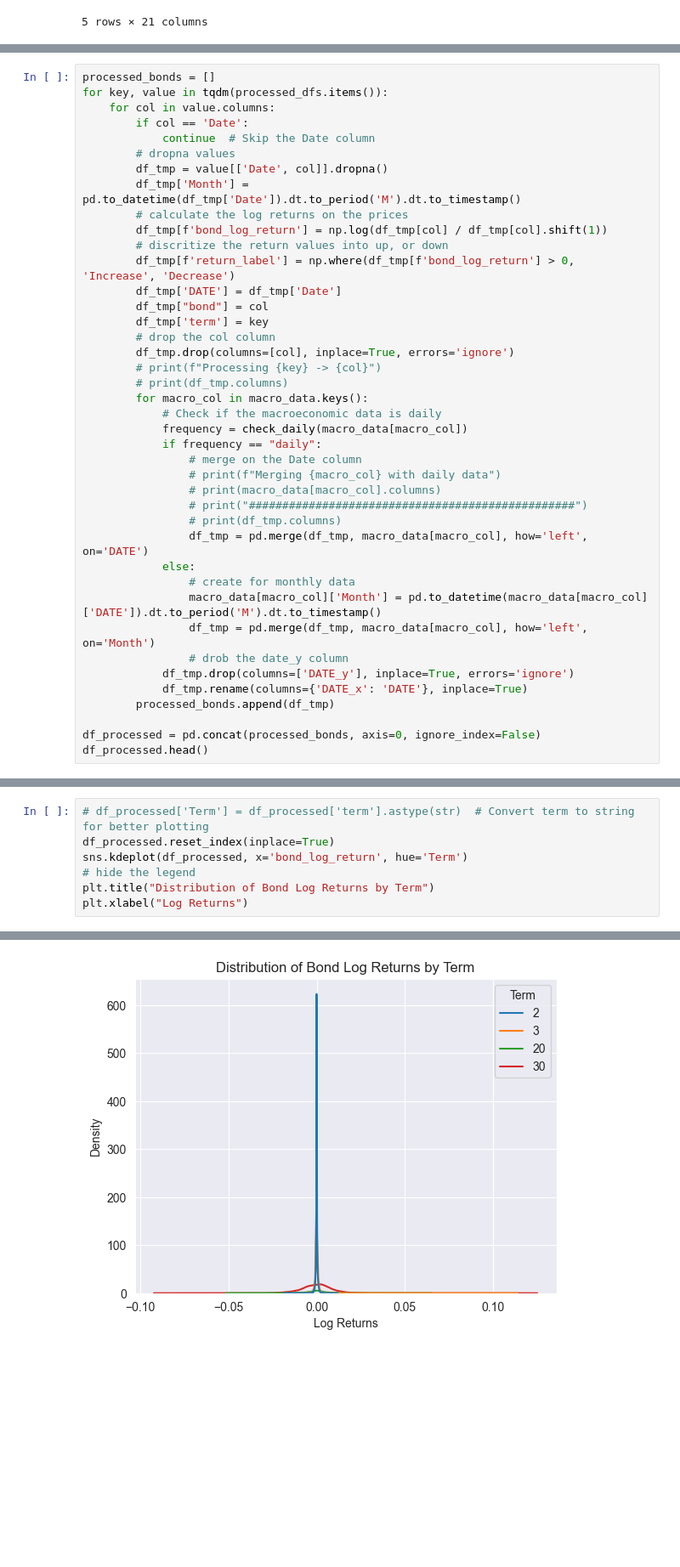
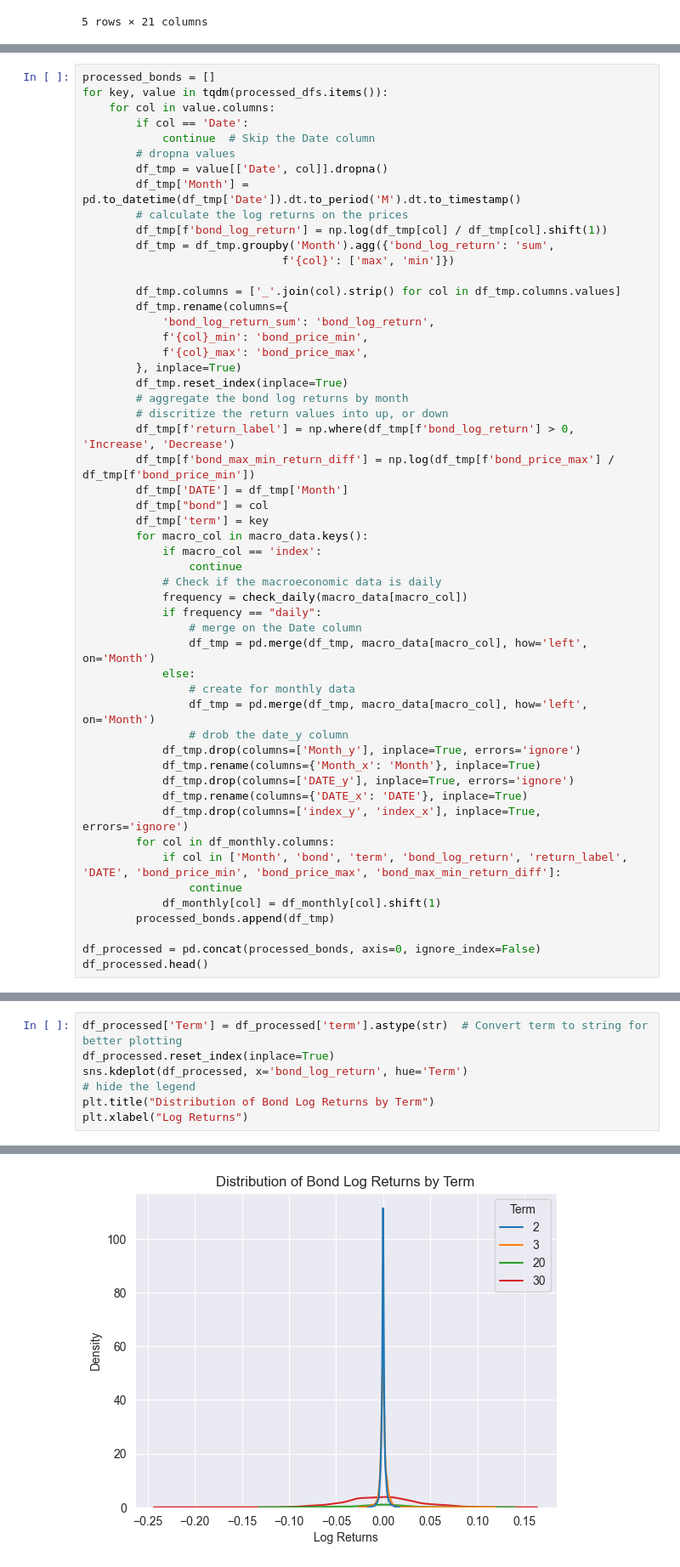
Before and after one commit to ttoe05/tt-investment-analysis, a Jupyter notebook: src/quant-modeling-bonds.ipynb, the cells around one changed output, grey strips where cells are left out. Shown: that part at 85% size. Cells and saved outputs as stored; diff of their text form; blank space fills up the shorter version.

Commit message:
Adding notebooks for producing the data for analysis and the analysis

```diff
--- a/src/quant-modeling-bonds.ipynb
+++ b/src/quant-modeling-bonds.ipynb
@@ -381,32 +414,44 @@ for key, value in tqdm(processed_dfs.items()):
         df_tmp['Month'] = pd.to_datetime(df_tmp['Date']).dt.to_period('M').dt.to_timestamp()
         # calculate the log returns on the prices
         df_tmp[f'bond_log_return'] = np.log(df_tmp[col] / df_tmp[col].shift(1))
+        df_tmp = df_tmp.groupby('Month').agg({'bond_log_return': 'sum',
+                              f'{col}': ['max', 'min']})
+
+        df_tmp.columns = ['_'.join(col).strip() for col in df_tmp.columns.values]
+        df_tmp.rename(columns={
+            'bond_log_return_sum': 'bond_log_return',
+            f'{col}_min': 'bond_price_min',
+            f'{col}_max': 'bond_price_max',
+        }, inplace=True)
+        df_tmp.reset_index(inplace=True)
+        # aggregate the bond log returns by month
         # discritize the return values into up, or down
         df_tmp[f'return_label'] = np.where(df_tmp[f'bond_log_return'] > 0, 'Increase', 'Decrease')
-        df_tmp['DATE'] = df_tmp['Date']
+        df_tmp[f'bond_max_min_return_diff'] = np.log(df_tmp[f'bond_price_max'] / df_tmp[f'bond_price_min'])
+        df_tmp['DATE'] = df_tmp['Month']
         df_tmp["bond"] = col
         df_tmp['term'] = key
-        # drop the col column
-        df_tmp.drop(columns=[col], inplace=True, errors='ignore')
-        # print(f"Processing {key} -> {col}")
-        # print(df_tmp.columns)
         for macro_col in macro_data.keys():
+            if macro_col == 'index':
+                continue
             # Check if the macroeconomic data is daily
             frequency = check_daily(macro_data[macro_col])
             if frequency == "daily":
                 # merge on the Date column
-                # print(f"Merging {macro_col} with daily data")
-                # print(macro_data[macro_col].columns)
-                # print("#################################################")
-                # print(df_tmp.columns)
-                df_tmp = pd.merge(df_tmp, macro_data[macro_col], how='left', on='DATE')
+                df_tmp = pd.merge(df_tmp, macro_data[macro_col], how='left', on='Month')
             else:
                 # create for monthly data
-                macro_data[macro_col]['Month'] = pd.to_datetime(macro_data[macro_col]['DATE']).dt.to_period('M').dt.to_timestamp()
                 df_tmp = pd.merge(df_tmp, macro_data[macro_col], how='left', on='Month')
                 # drob the date_y column
+            df_tmp.drop(columns=['Month_y'], inplace=True, errors='ignore')
+            df_tmp.rename(columns={'Month_x': 'Month'}, inplace=True)
             df_tmp.drop(columns=['DATE_y'], inplace=True, errors='ignore')
             df_tmp.rename(columns={'DATE_x': 'DATE'}, inplace=True)
+            df_tmp.drop(columns=['index_y', 'index_x'], inplace=True, errors='ignore')
+        for col in df_monthly.columns:
+            if col in ['Month', 'bond', 'term', 'bond_log_return', 'return_label', 'DATE', 'bond_price_min', 'bond_price_max', 'bond_max_min_return_diff']:
+                continue
+            df_monthly[col] = df_monthly[col].shift(1)
         processed_bonds.append(df_tmp)
 
 df_processed = pd.concat(processed_bonds, axis=0, ignore_index=False)
@@ -426,13 +471,13 @@ len(df_processed.columns)
 # %%
-# df_processed['Term'] = df_processed['term'].astype(str)  # Convert term to string for better plotting
+df_processed['Term'] = df_processed['term'].astype(str)  # Convert term to string for better plotting
 df_processed.reset_index(inplace=True)
 sns.kdeplot(df_processed, x='bond_log_return', hue='Term')
 # hide the legend
 plt.title("Distribution of Bond Log Returns by Term")
 plt.xlabel("Log Returns")
 # %% [output]
 Text(0.5, 0, 'Log Returns')
-[figure, old version]
+[figure, new version]
 # %%
 # create a 2 by 2 subplot for each term
 fig, axes = plt.subplots(2, 2, figsize=(10, 10))
```
Also changed, not shown: parts of 11 cells of this notebook, 1 other file.
